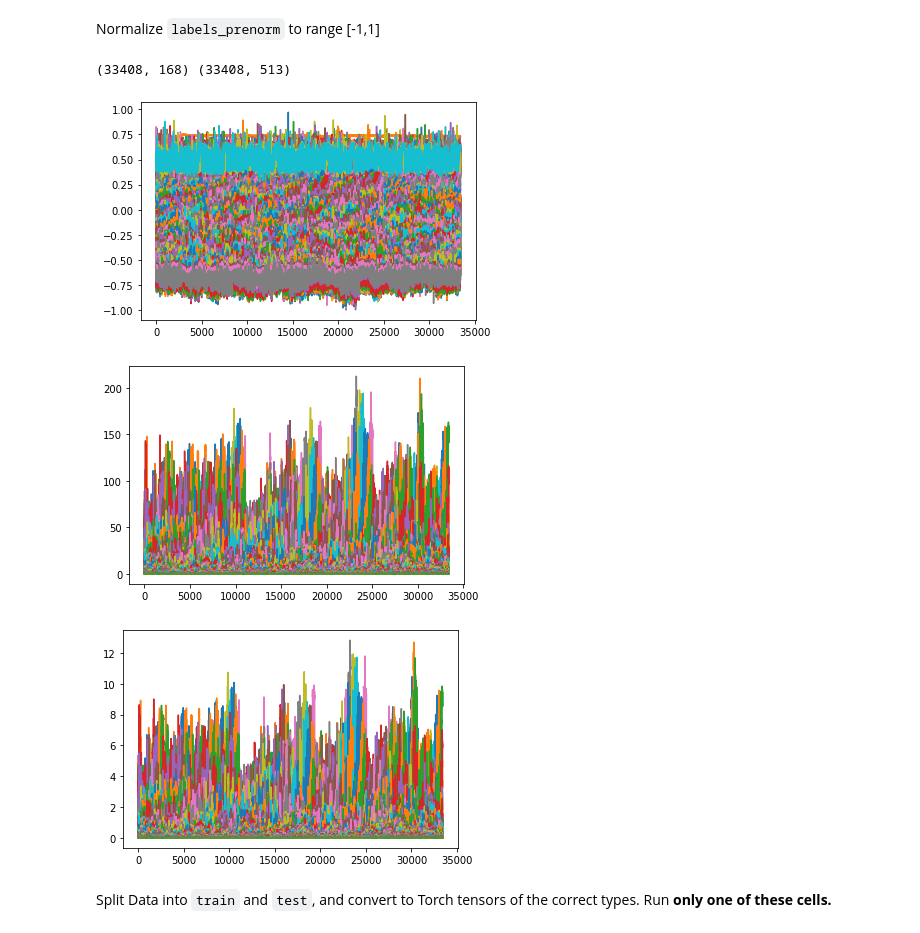
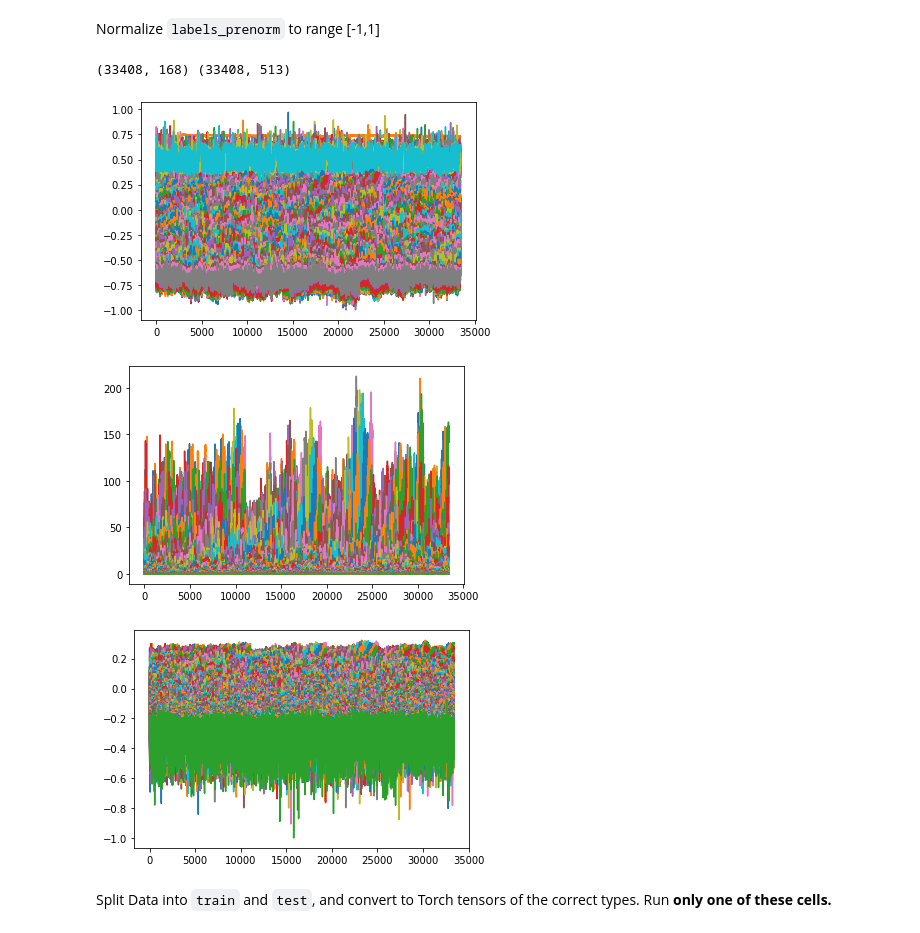
Before and after one commit to zioul123/VocalPitchModulator, a Jupyter notebook: Timbre And Spectrum Decoder for TimbreFNN.ipynb, the cells around one changed output. Saved outputs shown, nothing was run; the diff lists cells and outputs as text; code cells hidden in the pictures.

Commit message:
Edit normalization for labels

```diff
--- a/Timbre And Spectrum Decoder for TimbreFNN.ipynb
+++ b/Timbre And Spectrum Decoder for TimbreFNN.ipynb
@@ -237,24 +237,24 @@ Normalize `labels_prenorm` to range [-1,1]
 # %%
 plt.figure()
 plt.plot(data)
 
 # labels, label_scales = normalize_rows(labels_prenorm, NormMode.NONNEG_TO_ZERO_ONE)
 plt.figure()
 plt.plot(labels_prenorm)
 
 labels_prenorm_log = np.log(labels_prenorm)
 label_scales = np.amax(np.absolute(labels_prenorm_log))
-labels  = labels_prenorm / label_scales
+labels  = labels_prenorm_log / label_scales
 
 plt.figure()
 plt.plot(labels)
 
 print(data.shape, labels.shape)
 # %% [output]
 (33408, 168) (33408, 513)
 [figure]
 [figure]
-[figure, old version]
+[figure, new version]
 # %% [markdown]
 Split Data into `train` and `test`, and convert to Torch tensors of the correct types. Run **only one of these cells.**
 # %%
```
Also changed, not shown: parts of 3 cells of this notebook.
